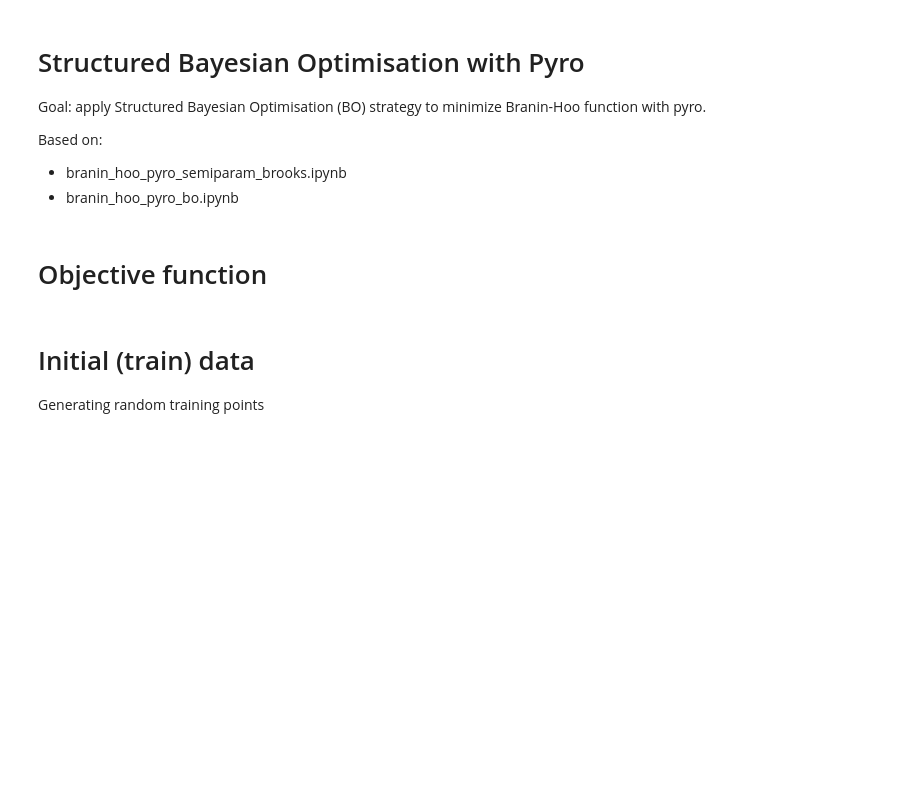
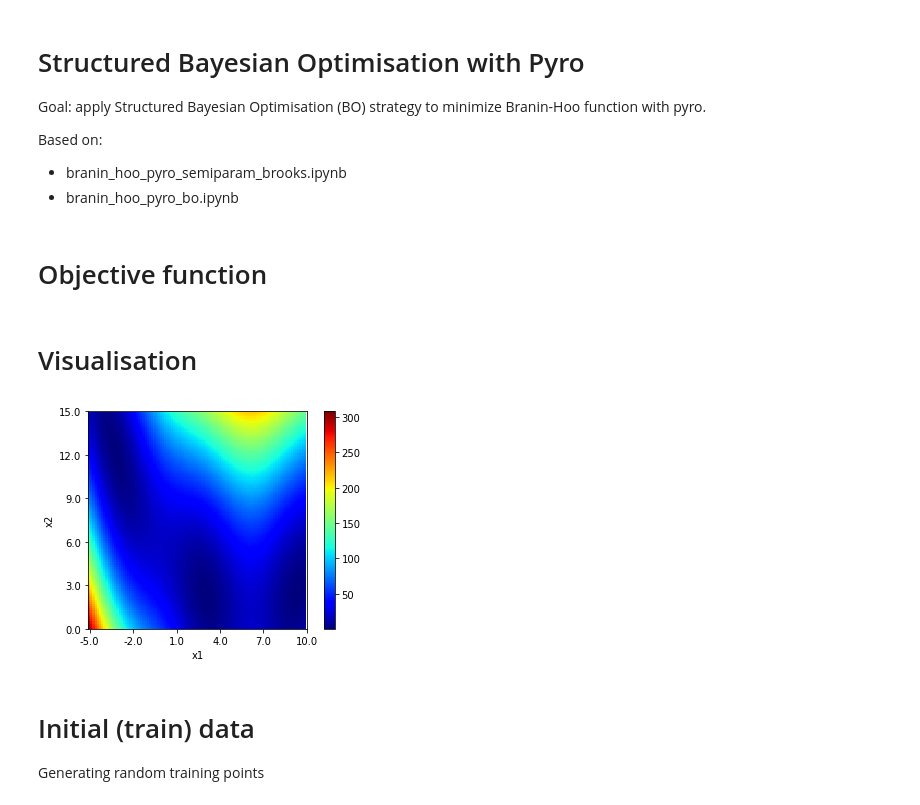
Before and after one commit to tomaslaz/handybox, a Jupyter notebook: BO/branin_hoo_pyro_sbo.ipynb, the cells around one changed output. Saved outputs shown, nothing was run; the diff lists cells and outputs as text; code cells hidden in the pictures; blank space fills up the shorter version.

```diff
--- a/BO/branin_hoo_pyro_sbo.ipynb
+++ b/BO/branin_hoo_pyro_sbo.ipynb
@@ -38,6 +38,8 @@ def branin_hoo(x):
     x1 = x[...,0]
     x2 = x[...,1]
     return a * (x2 - b*x1**2 + c*x1 - r)**2 + s*(1 - t)*torch.cos(x1) + s
+# %% [markdown]
+# Visualisation
 # %%
 def plot_function(f, n_points=100):
     XX, YY = np.meshgrid(np.linspace(-5, 10, n_points), np.linspace(0, 15, n_points))
@@ -50,6 +52,10 @@ def plot_function(f, n_points=100):
     plt.set_cmap('jet')
     plt.colorbar()
     plt.gca().invert_yaxis()
+# %%
+plot_function(branin_hoo)
+# %% [output]
+[figure, added]
 # %% [markdown]
 # Initial (train) data
 
```
Also changed, not shown: parts of 12 cells of this notebook.
